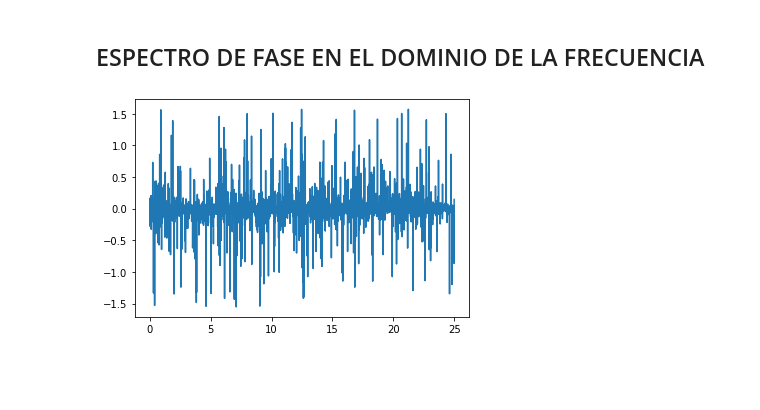
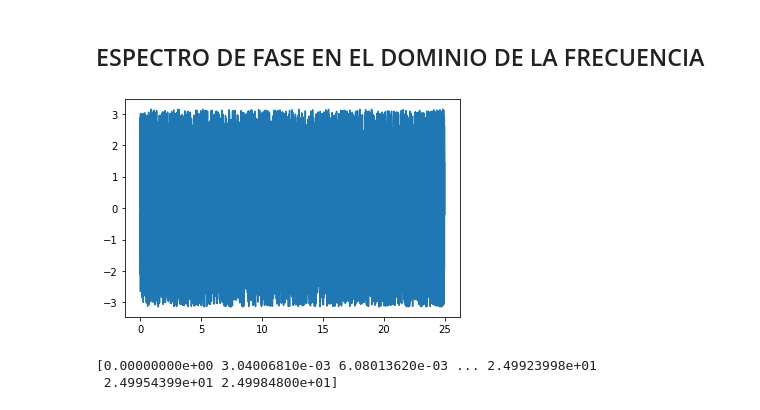
Before and after one commit to elsy-torres/script, a Jupyter notebook: FFT.ipynb, the cells around one changed output. Saved outputs shown, nothing was run; the diff lists cells and outputs as text; code cells hidden in the pictures; blank space fills up the shorter version.

```diff
--- a/FFT.ipynb
+++ b/FFT.ipynb
@@ -119,6 +188,6 @@ data.head()
 # %% [markdown]
 #Calcular la amplitud espectral
 # %%
-data['asb']= np.abs(data['fft'])
+data['asb']= ((np.absolute(data['fft']))/16448)*2
 data.head()
 # %% [output]
@@ -153,3 +251,3 @@ data.head()
 # %%
-data['ANGLE']= data['angle']*(180/np.pi)
+data['ANGLE']=np.degrees(data['angle'])
 data.head()
@@ -181,7 +272,12 @@ _=plt.show()
 # %% [markdown]
 ## ESPECTRO DE FASE EN EL DOMINIO DE LA FRECUENCIA
 # %%
-plt.plot((t),(data['fase'].iloc[0:8224]))
+plt.plot(t,(data['angle'].iloc[0:8224]))
 _=plt.show()
 # %% [output]
-[figure, old version]
+[figure, new version]
+# %%
+print(t)
+# %% [output]
+[0.00000000e+00 3.04006810e-03 6.08013620e-03 ... 2.49923998e+01
+ 2.49954399e+01 2.49984800e+01]
```
Also changed, not shown: parts of 36 cells of this notebook.
